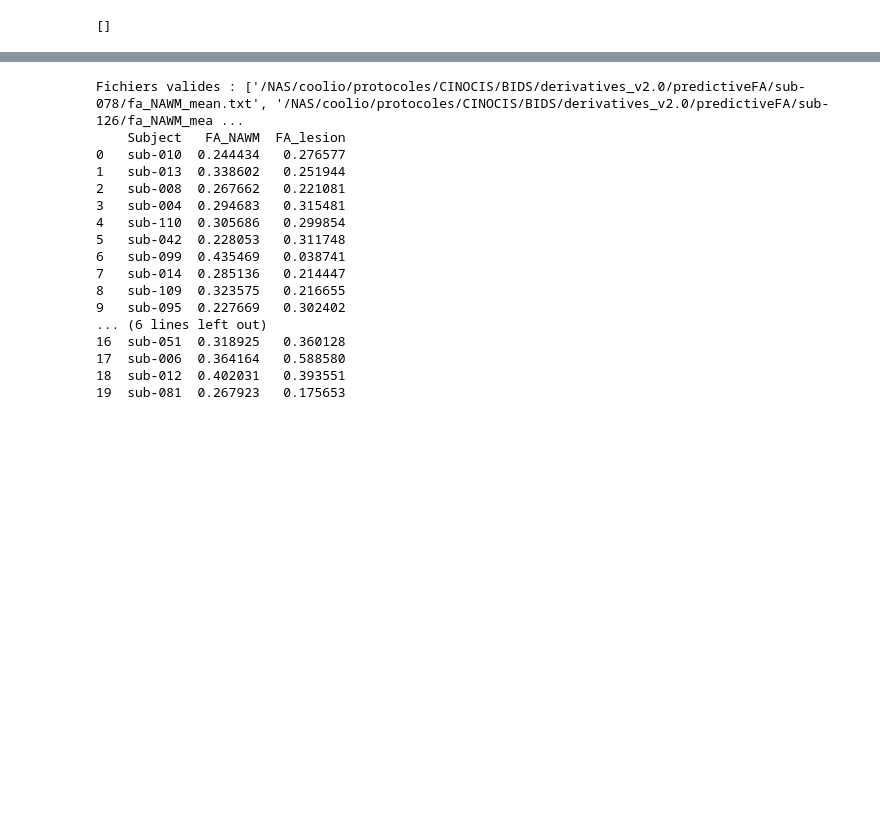
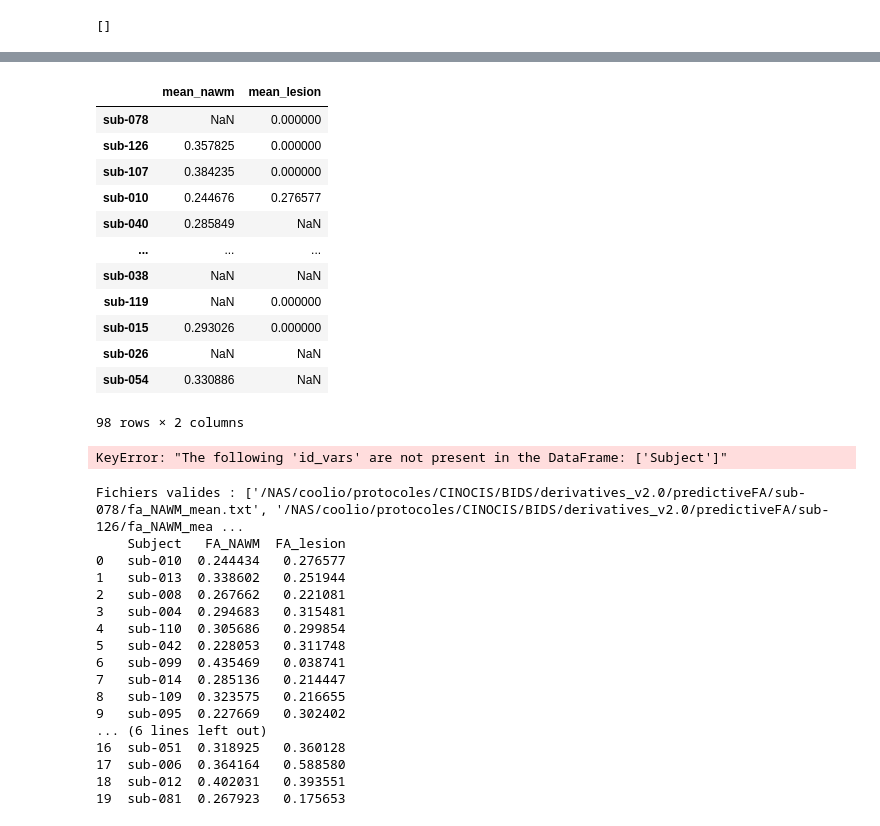
Before and after one commit to RomainViardLille/LiiFE, a Jupyter notebook: CINOCIS_MEAN_FA_ON_PAM50.ipynb, the cells around one changed output, grey strips where cells are left out. Cells and saved outputs as stored; diff of their text form; code cells hidden in the pictures; blank space fills up the shorter version.

```diff
--- a/CINOCIS_MEAN_FA_ON_PAM50.ipynb
+++ b/CINOCIS_MEAN_FA_ON_PAM50.ipynb
@@ -144,3 +176,48 @@ Traitement du fichier $sub-054 119/119: /NAS/coolio/protocoles/CINOCIS/BIDS/deri
+# %%
+df_results
+# %% [output]
+|  | mean_nawm | mean_lesion |
+| sub-078 | NaN | 0.000000 |
+| sub-126 | 0.357825 | 0.000000 |
+| sub-107 | 0.384235 | 0.000000 |
+| sub-010 | 0.244676 | 0.276577 |
+| sub-040 | 0.285849 | NaN |
+| ... | ... | ... |
+| sub-038 | NaN | NaN |
+| sub-119 | NaN | 0.000000 |
+| sub-015 | 0.293026 | 0.000000 |
+| sub-026 | NaN | NaN |
+| sub-054 | 0.330886 | NaN |
+98 rows × 2 columns
+# %%
+from scipy.stats import ttest_ind
+
+import plotly.express as px
+
+# Créer un DataFrame avec les données triées
+# df_results = df_results.sort_values(by="FA_NAWM")
+
+# Créer un graphique interactif avec Plotly
+fig = px.box(
+    df_results.melt(id_vars=["Subject"], value_vars=["mean_nawm", "mean_lesion"]),
+    x="variable",
+    y="value",
+    color="variable",
+    hover_data=["Subject"],
+    labels={"value": "FA Values", "variable": "Group"},
+    title="Boxplots interactifs de FA_NAWM et FA_lesion"
+)
+
+# Afficher le graphique
+fig.show()
+
+# # Effectuer un test t pour comparer les deux groupes
+# t_stat, p_value = ttest_ind(fa_nawm_values.dropna(), fa_lesion_values.dropna(), equal_var=False)
+
+# # Afficher les résultats du test t
+# print(f"T-statistic: {t_stat}, P-value: {p_value}")
+# %% [output]
+KeyError: "The following 'id_vars' are not present in the DataFrame: ['Subject']"
 # %%
 import glob
 import os
```
Also changed, not shown: parts of 4 cells of this notebook, 1 other file.
